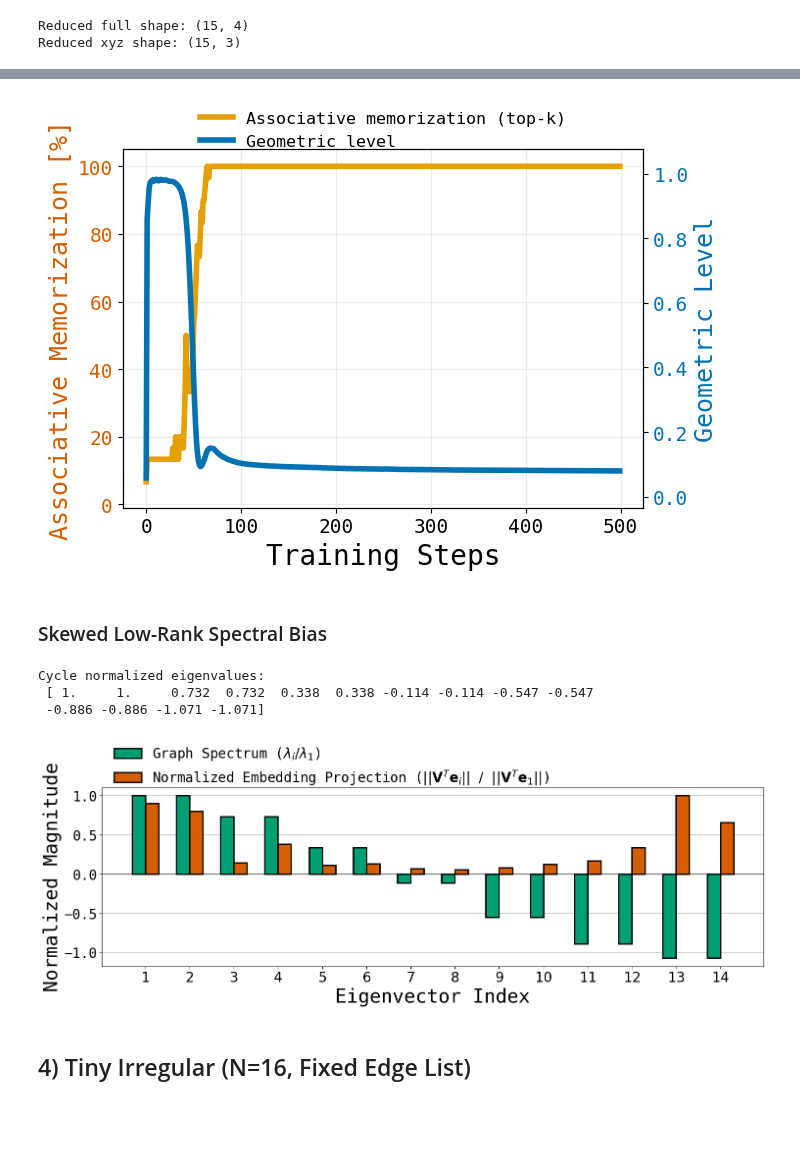
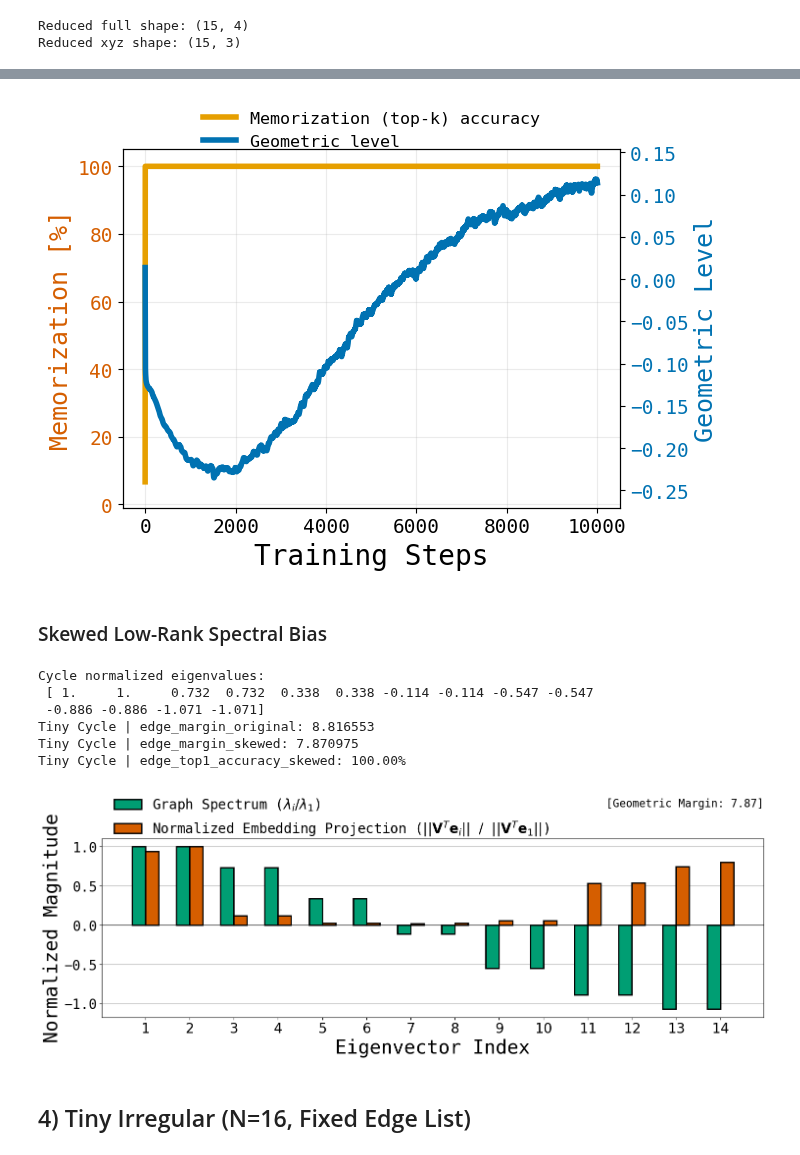
Before and after one commit to Shahriarnz14/Geometric_Memory, a Jupyter notebook: tiny_graphs_notebooks/experiment_notebooks/tiny_neural_network.ipynb, the cells around one changed output, grey strips where cells are left out. Cells and saved outputs as stored; diff of their text form; code cells hidden in the pictures; blank space fills up the shorter version.

```diff
--- a/tiny_graphs_notebooks/experiment_notebooks/tiny_neural_network.ipynb
+++ b/tiny_graphs_notebooks/experiment_notebooks/tiny_neural_network.ipynb
@@ -599,7 +654,7 @@ from tiny_graphs_notebooks.analysis.analysis import (
 # %%
 cycle_seed = 7
 
-cycle_train_from_scratch = False
+cycle_train_from_scratch = True
 cycle_checkpoint_path = ""
 cycle_embedding_history_path = ""
 cycle_topk_history_path = ""
@@ -614,12 +669,12 @@ cycle_cli_config = {
     "--track_top_k_predictions": True,
 
     "--edge_memorization_batch_size": 2048,
-    "--edge_memorization_learning_rate": 0.05,
-    "--edge_memorization_epochs": 500,
+    "--edge_memorization_learning_rate": 0.01,
+    "--edge_memorization_epochs": 10000,
     "--edge_memorization_warmup_steps": 0,
 
     "--path_finetuning_batch_size": 2048,
-    "--path_finetuning_learning_rate": 0.005,
+    "--path_finetuning_learning_rate": 0.,
     "--path_finetuning_epochs": 0,
     "--path_finetuning_warmup_steps": 0,
     "--disable_path_finetuning_lr_decay": True,
@@ -630,14 +685,15 @@ cycle_cli_config = {
     "--model_family": "gpt",
     "--transformer_layer_count": 1,
     "--attention_head_count": 1,
-    "--embedding_dimension": 15,
+    "--embedding_dimension": 512,
     "--optimizer_weight_decay": 0.,
-    "--disable_edge_memorization_lr_decay": False,
+    "--disable_edge_memorization_lr_decay": True,
     "--dropout_rate": 0.,
     "--no-use_attention": True,
     "--no-use_residual_connections": True,
     "--no-use_layer_norm": True,
     "--use_mlp_only_blocks": True,
+    "--no-use_positional_encoding": True,
 
     "--graph_type": "cycle",
     "--path_length": 5,
@@ -787,7 +855,7 @@ plot_associative_vs_geometric_curves(
     title=cycle_line_plot_title,
 );
 # %% [output]
-[figure, old version]
+[figure, new version]
 # %% [markdown]
 ### Skewed Low-Rank Spectral Bias
 # %%
@@ -803,36 +871,47 @@ cycle_spectral_drop_top_eigenvector = True
 cycle_spectral_reorder_prefix = (1, 0)
 cycle_spectral_cutoff = None
 cycle_spectral_figsize = (15.0, 6.0)
 cycle_spectral_legend_anchor = (0.0, 1.3)
 
 cycle_norm_eigenvalues, cycle_norm_projections = compute_spectral_bias_from_state(
     embeddings=cycle_node_embeddings,
     spectral_state=cycle_spectral_state,
     drop_top_eigenvector=cycle_spectral_drop_top_eigenvector,
     reorder_prefix=cycle_spectral_reorder_prefix,
 )
 
 print("Cycle normalized eigenvalues:\n", cycle_norm_eigenvalues.round(3))
 
+# Compute margins for title
+cycle_margin_original, cycle_margin_skewed, cycle_accuracy_skewed = compute_margin_and_accuracy(
+    cycle_context.model,
+    cycle_edge_list,
+    label="Tiny Cycle",
+)
+
 plot_spectral_bias(
     norm_eigenvalues=cycle_norm_eigenvalues,
     norm_projections=cycle_norm_projections,
-    title="",
+    # title=f"[Margin (orig): {cycle_margin_original:.2f} | Margin (skewed): {cycle_margin_skewed:.2f}]",
+    title=f"[Geometric Margin: {cycle_margin_skewed:.2f}]",
     cutoff=cycle_spectral_cutoff,
     figsize=cycle_spectral_figsize,
     ylabel_fontsize=28,
     xlabel_fontsize=28,
     tick_fontsize=20,
     legend_fontsize=20,
     legend_anchor=cycle_spectral_legend_anchor,
     save=True,
-    filename=f"{cycle_context.args.graph_type}_{cycle_context.args.model_architecture_label}_eigen_projection"
+    filename=f"{cycle_context.args.graph_type}_{cycle_context.args.model_architecture_label}_eigen_projection",
 );
 # %% [output]
 Cycle normalized eigenvalues:
  [ 1.     1.     0.732  0.732  0.338  0.338 -0.114 -0.114 -0.547 -0.547
  -0.886 -0.886 -1.071 -1.071]
+Tiny Cycle | edge_margin_original: 8.816553
+Tiny Cycle | edge_margin_skewed: 7.870975
+Tiny Cycle | edge_top1_accuracy_skewed: 100.00%
-[figure, old version]
+[figure, new version]
 # %% [markdown]
 ## 4) Tiny Irregular (N=16, Fixed Edge List)
 # %%
```
Also changed, not shown: parts of 20 cells of this notebook.
